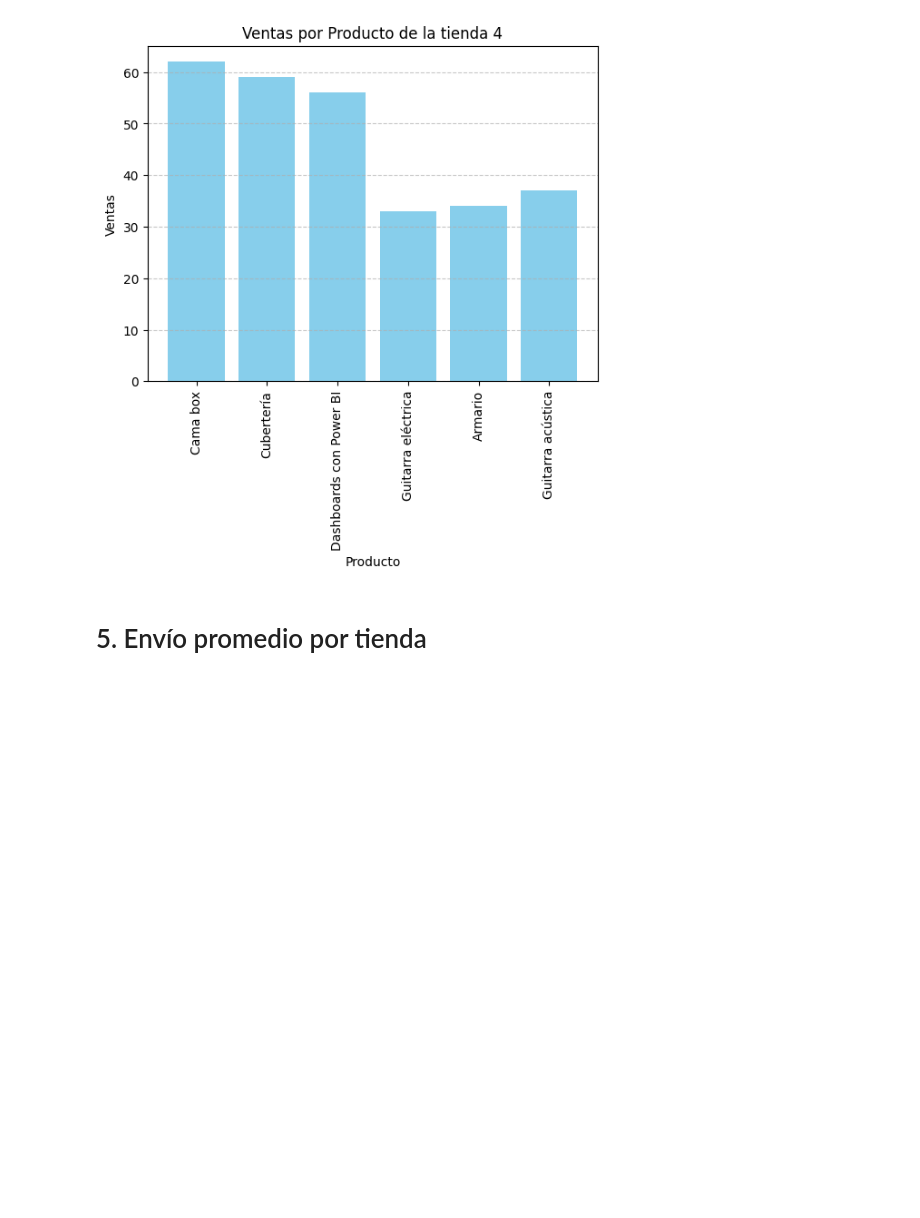
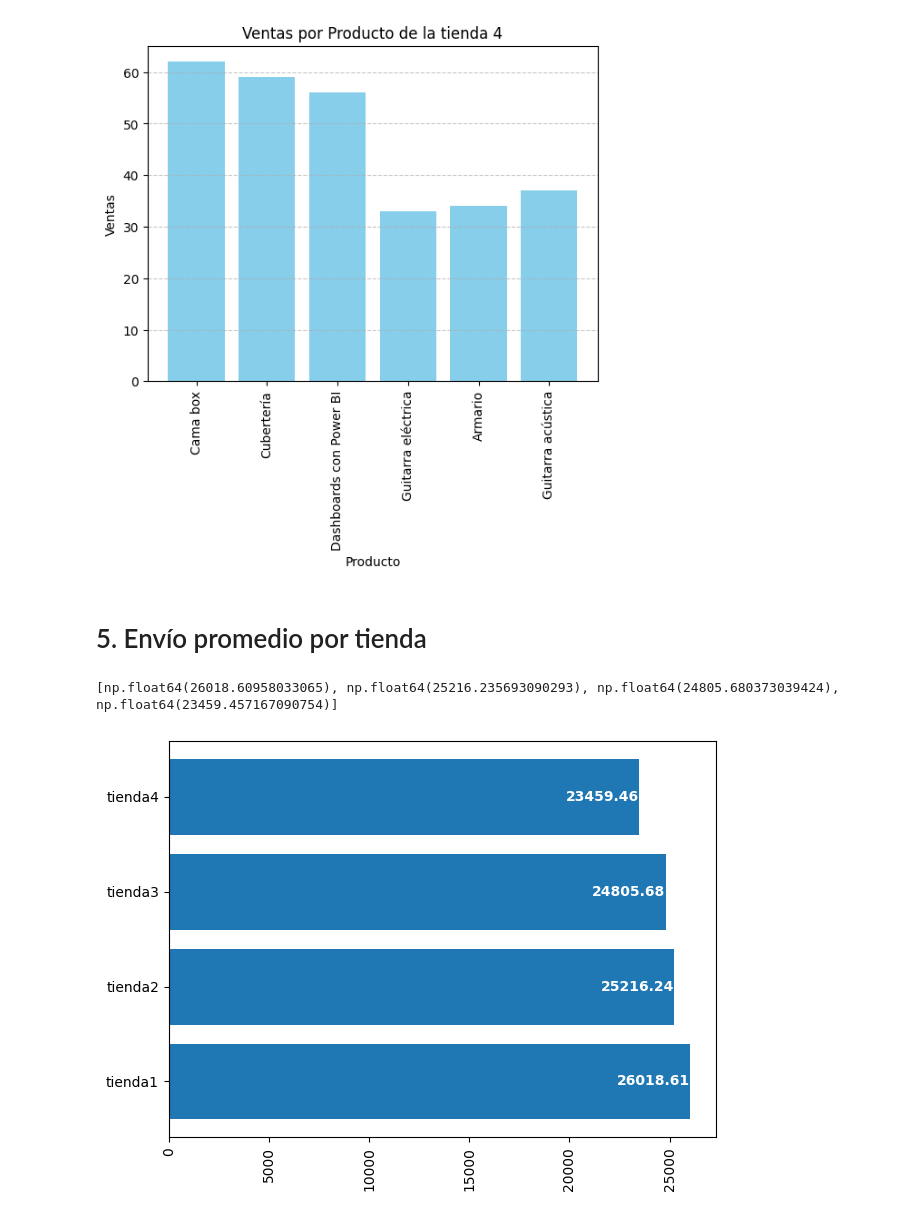
Before and after one commit to yudithl125/datascience_challenge1, a Jupyter notebook: AluraStoreLatam.ipynb, the cells around one changed output. Saved outputs shown, nothing was run; the diff lists cells and outputs as text; code cells hidden in the pictures; blank space fills up the shorter version.

```diff
--- a/AluraStoreLatam.ipynb
+++ b/AluraStoreLatam.ipynb
@@ -196,3 +196,36 @@ grafico_ventas(top4,'tienda 4')
 [figure]
 # %% [markdown]
 # 5. Envío promedio por tienda
+# %%
+tiendas = ['tienda1', 'tienda2', 'tienda3', 'tienda4']
+promedio_costo_de_envios = []
+suma1 = tienda['Costo de envío'].sum()
+suma2 = tienda2['Costo de envío'].sum()
+suma3 = tienda3['Costo de envío'].sum()
+suma4 = tienda4['Costo de envío'].sum()
+
+longitud1 = tienda['Costo de envío'].size
+longitud2 = tienda2['Costo de envío'].size
+longitud3 = tienda3['Costo de envío'].size
+longitud4 = tienda4['Costo de envío'].size
+
+promedio_costo_de_envios.append(suma1/longitud1)
+promedio_costo_de_envios.append(suma2/longitud2)
+promedio_costo_de_envios.append(suma3/longitud3)
+promedio_costo_de_envios.append(suma4/longitud4)
+print(promedio_costo_de_envios)
+
+plt.rcParams.update({
+    'xtick.labelsize': 10,
+    'ytick.labelsize': 10,
+})
+plt.barh(tiendas, promedio_costo_de_envios)
+for i, valor in enumerate(promedio_costo_de_envios):
+    plt.text(valor - 1, i, str(round(valor,2)), va='center', ha='right', color='white', fontweight='bold')
+
+plt.xticks(rotation=90)
+plt.tight_layout()
+plt.show()
+# %% [output]
+[np.float64(26018.60958033065), np.float64(25216.235693090293), np.float64(24805.680373039424), np.float64(23459.457167090754)]
+[figure, added]
```
